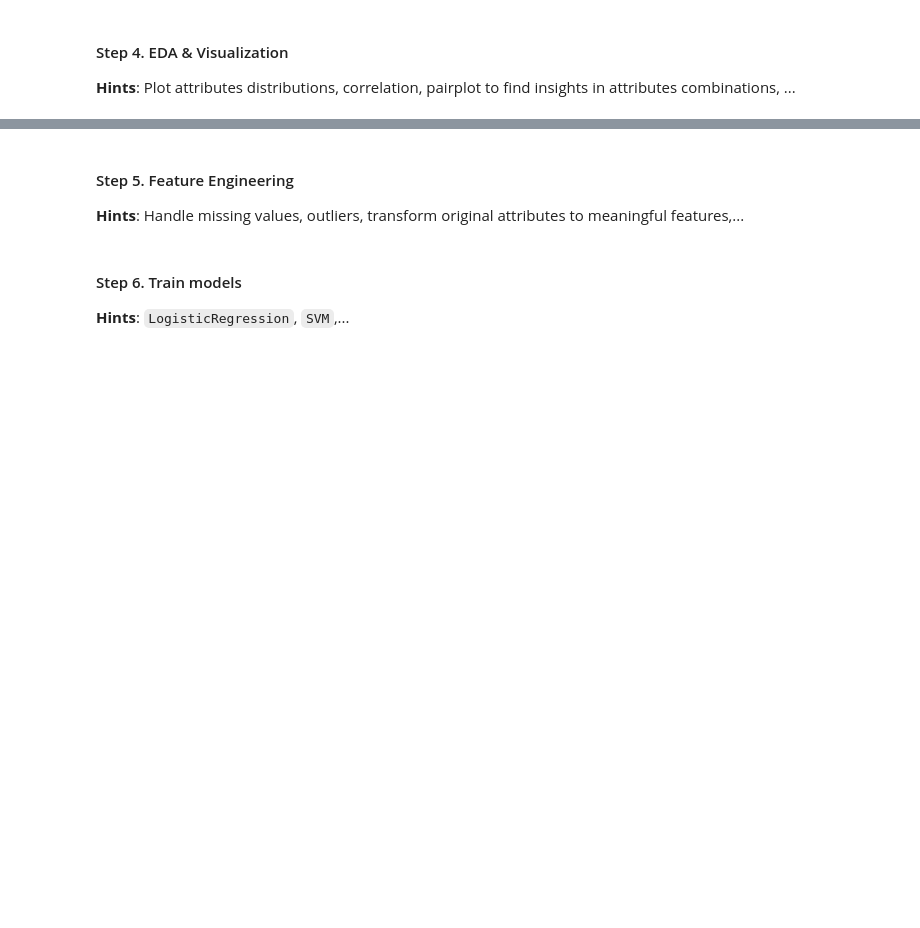
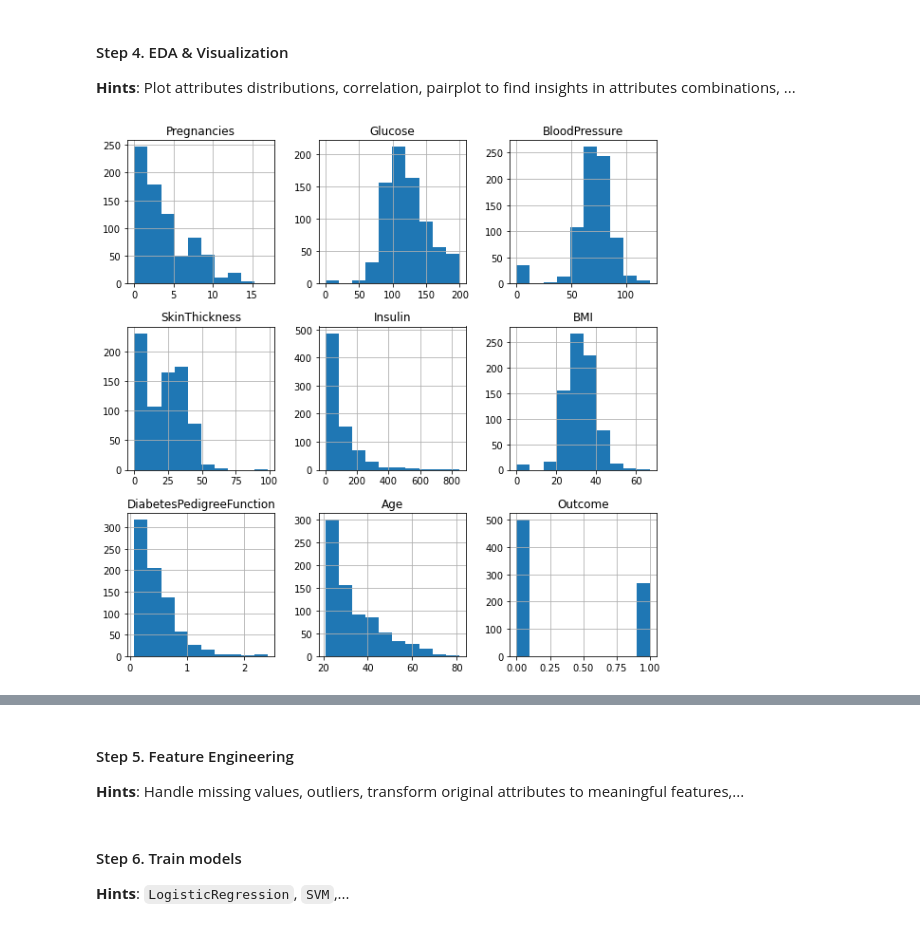
Before and after one commit to honghanhh/mci_python_33a8_l1, a Jupyter notebook: Live Slides/Live Lecture 10/duongltt_Capstone Project.ipynb, the cells around one changed output, grey strips where cells are left out. Drawn from its saved outputs; the diff is of its cells as text; code cells hidden in the pictures; blank space fills up the shorter version.

```diff
--- a/Live Slides/Live Lecture 10/duongltt_Capstone Project.ipynb
+++ b/Live Slides/Live Lecture 10/duongltt_Capstone Project.ipynb
@@ -235,2 +240,5 @@ The objective of this capstone project is to use Machine Learning (e.g, logistic
 # %% [markdown]
 #### Step 2. Import the dataset from this [address](https://raw.githubusercontent.com/npradaschnor/Pima-Indians-Diabetes-Dataset/master/diabetes.csv) and assign it to a variable called `pima`.
+# %%
+pima= pd.read_csv('https://raw.githubusercontent.com/npradaschnor/Pima-Indians-Diabetes-Dataset/master/diabetes.csv')
+pima.head(5)
@@ -240,3 +312,8 @@ The objective of this capstone project is to use Machine Learning (e.g, logistic
 # %% [markdown]
 #### Step 4. EDA & Visualization
 **Hints**: Plot attributes distributions, correlation, pairplot to find insights in attributes combinations, ...
+# %%
+pima.hist(figsize=(10,10))
+plt.show()
+# %% [output]
+[figure, added]
```
Also changed, not shown: parts of 7 cells of this notebook.
